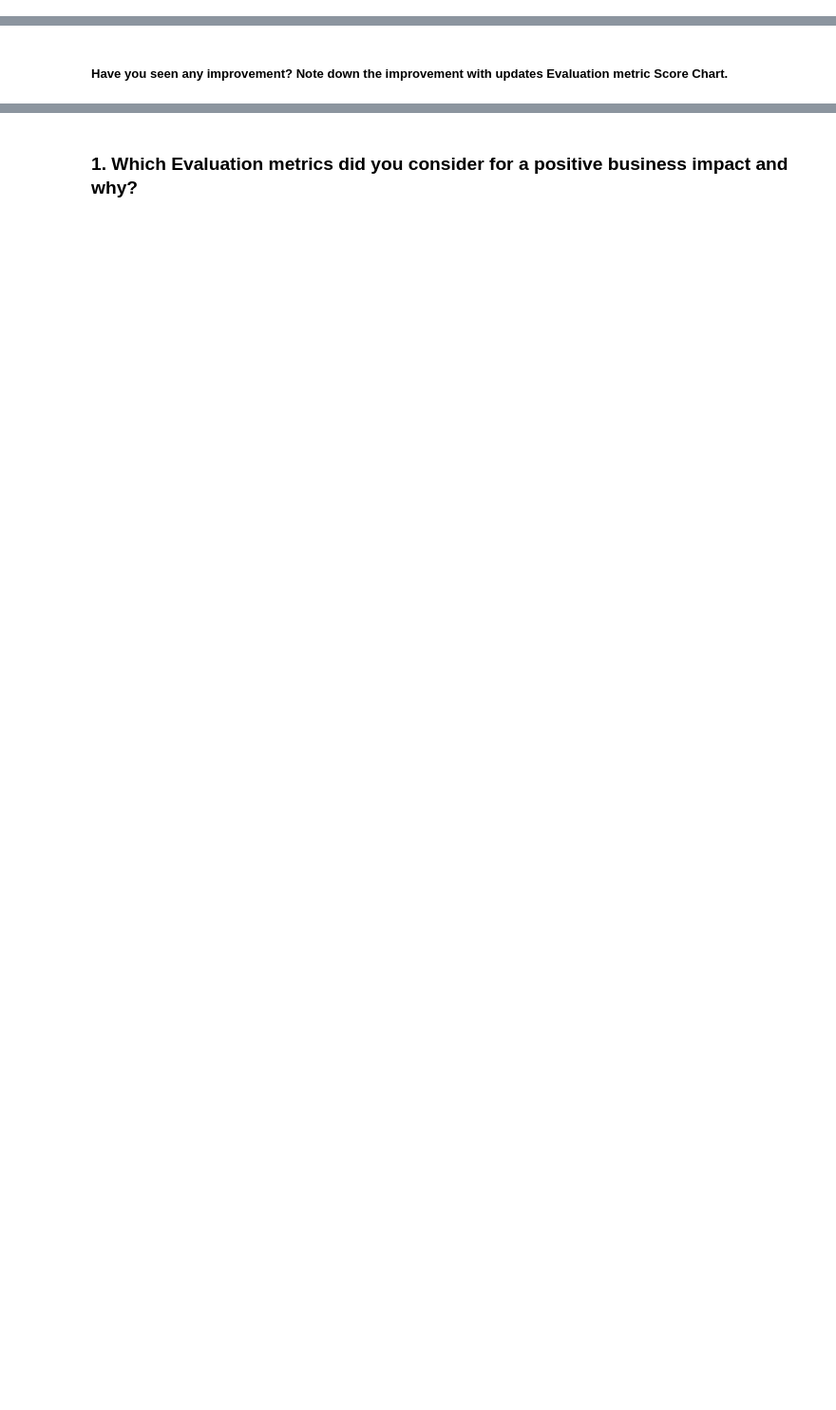
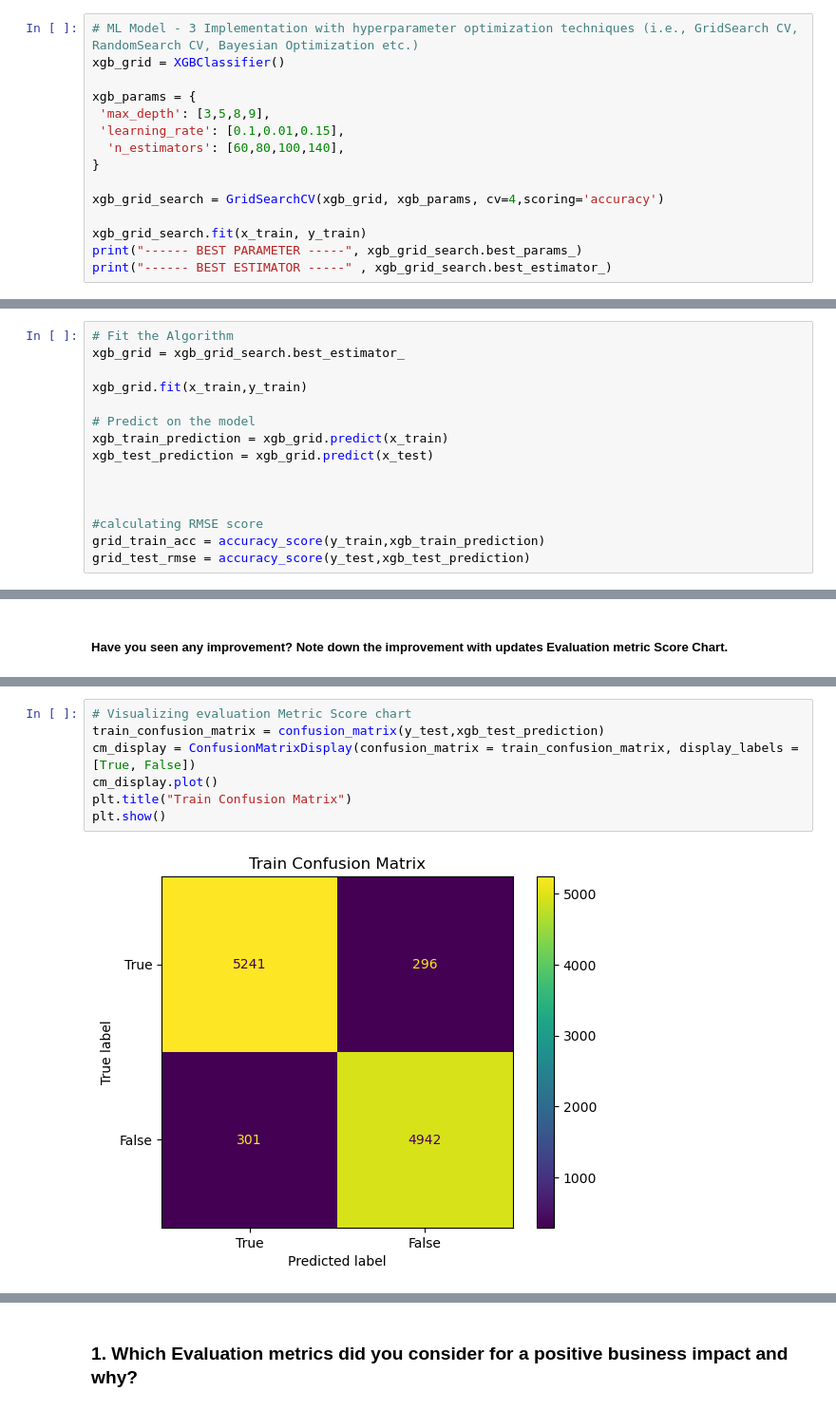
Before and after one commit to balaji-89/Airline_Passenger_Referral_Prediction, a Jupyter notebook: Solution/PassengerReferral.ipynb, the cells around one changed output, grey strips where cells are left out. Shown at 95% size. Saved outputs shown, nothing was run; the diff lists cells and outputs as text; blank space fills up the shorter version.

```diff
--- a/Solution/PassengerReferral.ipynb
+++ b/Solution/PassengerReferral.ipynb
@@ -1456,0 +1602,15 @@ Answer Here.
+# %%
+# ML Model - 3 Implementation with hyperparameter optimization techniques (i.e., GridSearch CV, RandomSearch CV, Bayesian Optimization etc.)
+xgb_grid = XGBClassifier()
+
+xgb_params = {
+ 'max_depth': [3,5,8,9],
+ 'learning_rate': [0.1,0.01,0.15],
+  'n_estimators': [60,80,100,140],
+}
+
+xgb_grid_search = GridSearchCV(xgb_grid, xgb_params, cv=4,scoring='accuracy')
+
+xgb_grid_search.fit(x_train, y_train)
+print("------ BEST PARAMETER -----", xgb_grid_search.best_params_)
+print("------ BEST ESTIMATOR -----" , xgb_grid_search.best_estimator_)
@@ -1456,0 +1629,15 @@ Answer Here.
+# %%
+# Fit the Algorithm
+xgb_grid = xgb_grid_search.best_estimator_
+
+xgb_grid.fit(x_train,y_train)
+
+# Predict on the model
+xgb_train_prediction = xgb_grid.predict(x_train)
+xgb_test_prediction = xgb_grid.predict(x_test)
+
+
+
+#calculating RMSE score
+grid_train_acc = accuracy_score(y_train,xgb_train_prediction)
+grid_test_rmse = accuracy_score(y_test,xgb_test_prediction)
@@ -1464,0 +1656,9 @@ Answer Here.
+# %%
+# Visualizing evaluation Metric Score chart
+train_confusion_matrix = confusion_matrix(y_test,xgb_test_prediction)
+cm_display = ConfusionMatrixDisplay(confusion_matrix = train_confusion_matrix, display_labels = [True, False])
+cm_display.plot()
+plt.title("Train Confusion Matrix")
+plt.show()
+# %% [output]
+[figure, added]
```
Also changed, not shown: parts of 64 cells of this notebook.
